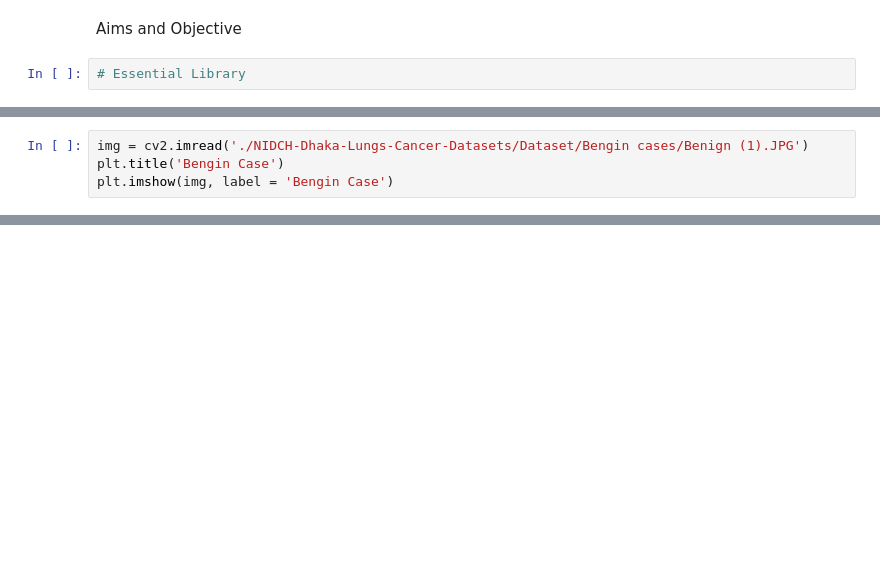
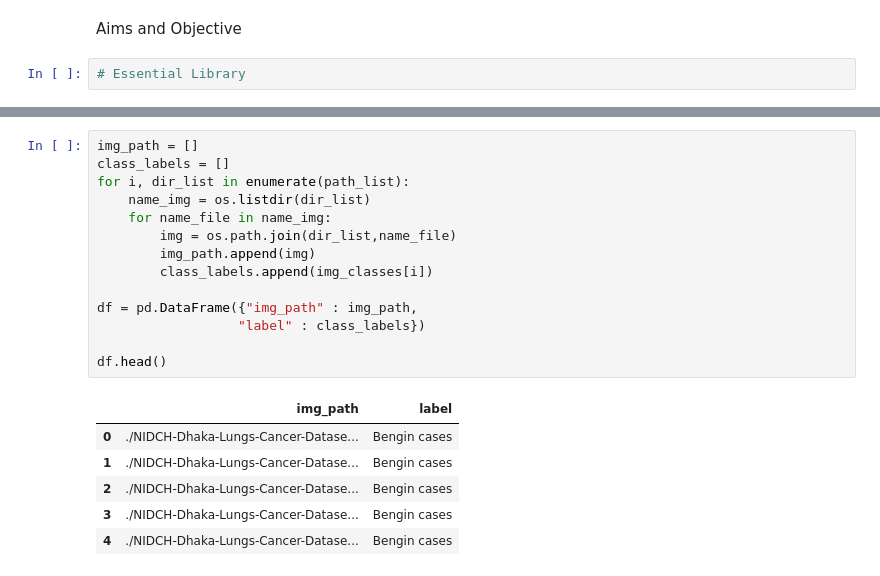
Before and after one commit to pradeepkhadka505/7150CEM_DataScience_Project, a Jupyter notebook: LungsCancerDetection_UsingCNN.ipynb, the cells around one changed output, grey strips where cells are left out. Saved outputs shown, nothing was run; the diff lists cells and outputs as text; blank space fills up the shorter version.

```diff
--- a/LungsCancerDetection_UsingCNN.ipynb
+++ b/LungsCancerDetection_UsingCNN.ipynb
@@ -39,4 +24,0 @@ for dirname, _, filenames in os.walk('./NIDCH-Dhaka-Lungs-Cancer-Datasets/Datase
-# %%
-img = cv2.imread('./NIDCH-Dhaka-Lungs-Cancer-Datasets/Dataset/Bengin cases/Benign (1).JPG')
-plt.title('Bengin Case')
-plt.imshow(img, label = 'Bengin Case')
@@ -63,0 +34,21 @@ img.shape
+# %%
+img_path = []
+class_labels = []
+for i, dir_list in enumerate(path_list):
+    name_img = os.listdir(dir_list)
+    for name_file in name_img:
+        img = os.path.join(dir_list,name_file)
+        img_path.append(img)
+        class_labels.append(img_classes[i])
+
+df = pd.DataFrame({"img_path" : img_path,
+                  "label" : class_labels})
+
+df.head()
+# %% [output]
+|  | img_path | label |
+| 0 | ./NIDCH-Dhaka-Lungs-Cancer-Datase... | Bengin cases |
+| 1 | ./NIDCH-Dhaka-Lungs-Cancer-Datase... | Bengin cases |
+| 2 | ./NIDCH-Dhaka-Lungs-Cancer-Datase... | Bengin cases |
+| 3 | ./NIDCH-Dhaka-Lungs-Cancer-Datase... | Bengin cases |
+| 4 | ./NIDCH-Dhaka-Lungs-Cancer-Datase... | Bengin cases |
```
Also changed, not shown: parts of 10 cells of this notebook.
